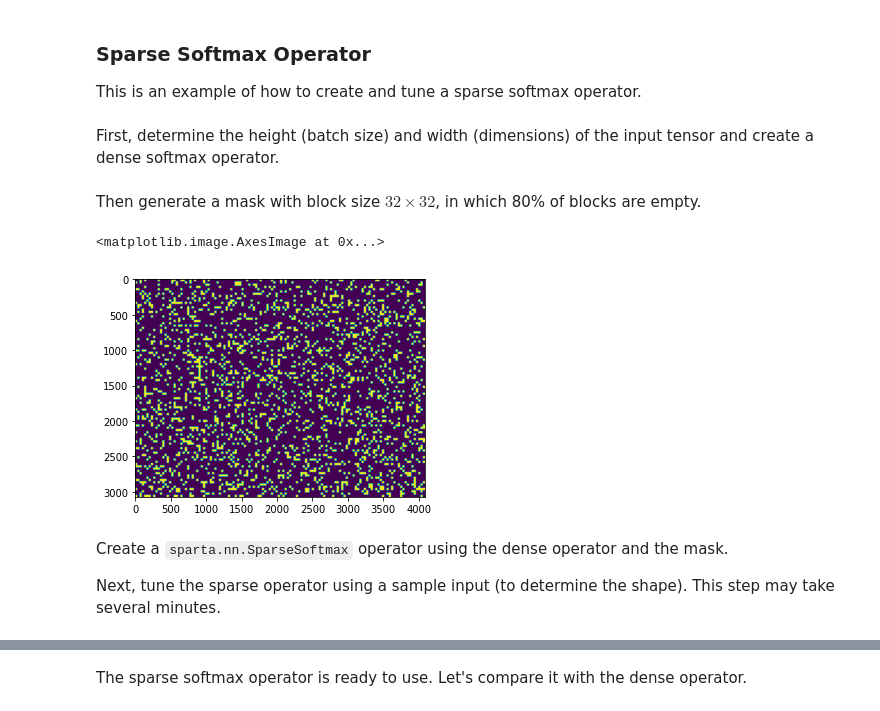
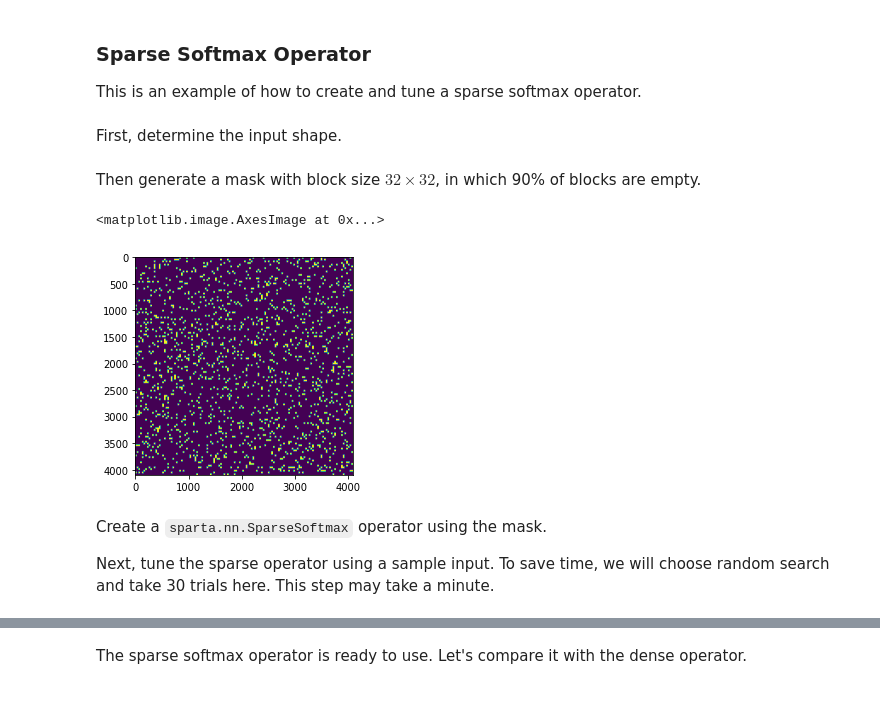
Before and after one commit to microsoft/SparTA, a Jupyter notebook: examples/sparse_softmax.ipynb, the cells around one changed output, grey strips where cells are left out. Drawn from its saved outputs; the diff is of its cells as text; code cells hidden in the pictures.

````diff
--- a/examples/sparse_softmax.ipynb
+++ b/examples/sparse_softmax.ipynb
@@ -3,7 +3,7 @@
 This is an example of how to create and tune a sparse softmax operator.
 # %%
 import torch
+import sparta
 import matplotlib.pyplot as plt
-import sparta
+
+device = 'cuda:0'
-# %% [markdown]
-First, determine the height (batch size) and width (dimensions) of the input tensor and create a dense softmax operator.
@@ -13,12 +10,16 @@ dense_softmax = torch.nn.Softmax(dim=-1)
+# %% [markdown]
+First, determine the input shape.
+# %%
+batch_size, features = 4096, 4096
 # %% [markdown]
-Then generate a mask with block size $32\times32$, in which 80% of blocks are empty.
+Then generate a mask with block size $32\times32$, in which 90% of blocks are empty.
 # %%
-mask = sparta.testing.block_mask((H, W), block=(32, 32), sparsity=0.8).cuda()
+mask = sparta.testing.block_mask((batch_size, features), block=(32, 32), sparsity=0.9, device=device)
 plt.imshow(mask.cpu().numpy())
 # %% [output]
 <matplotlib.image.AxesImage at 0x...>
-[figure, old version]
+[figure, new version]
 # %% [markdown]
-Create a ```sparta.nn.SparseSoftmax``` operator using the dense operator and the mask.
+Create a ```sparta.nn.SparseSoftmax``` operator using the mask.
 
-Next, tune the sparse operator using a sample input (to determine the shape). This step may take several minutes.
+Next, tune the sparse operator using a sample input. To save time, we will choose random search and take 30 trials here. This step may take a minute.
````
Also changed, not shown: parts of 6 cells of this notebook, 10 other files.
